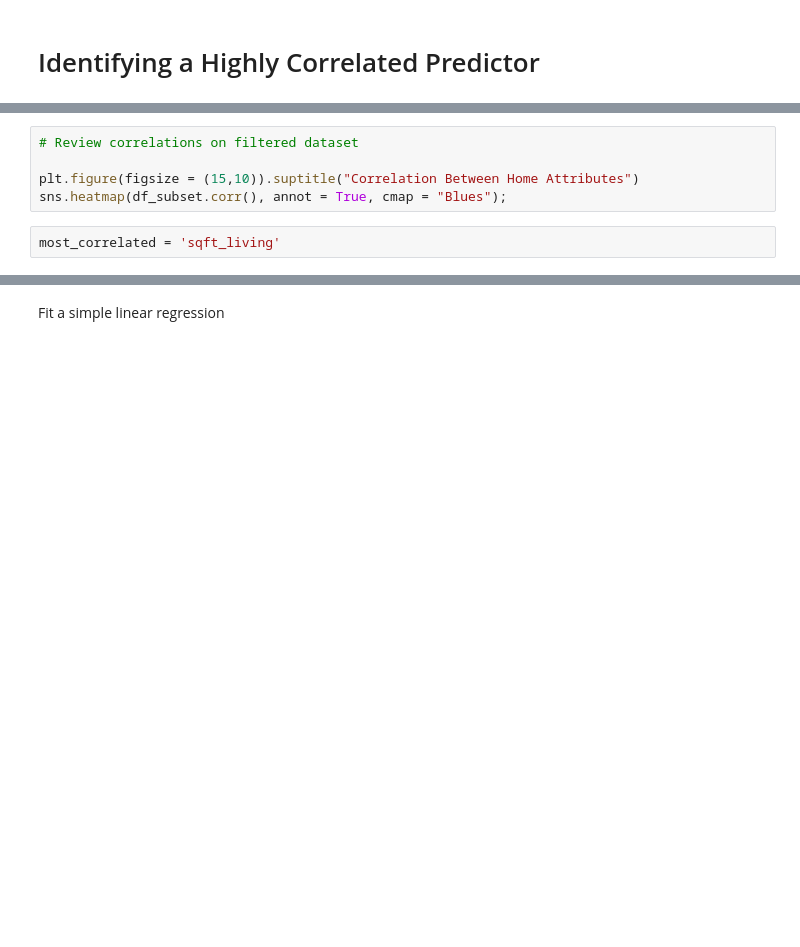
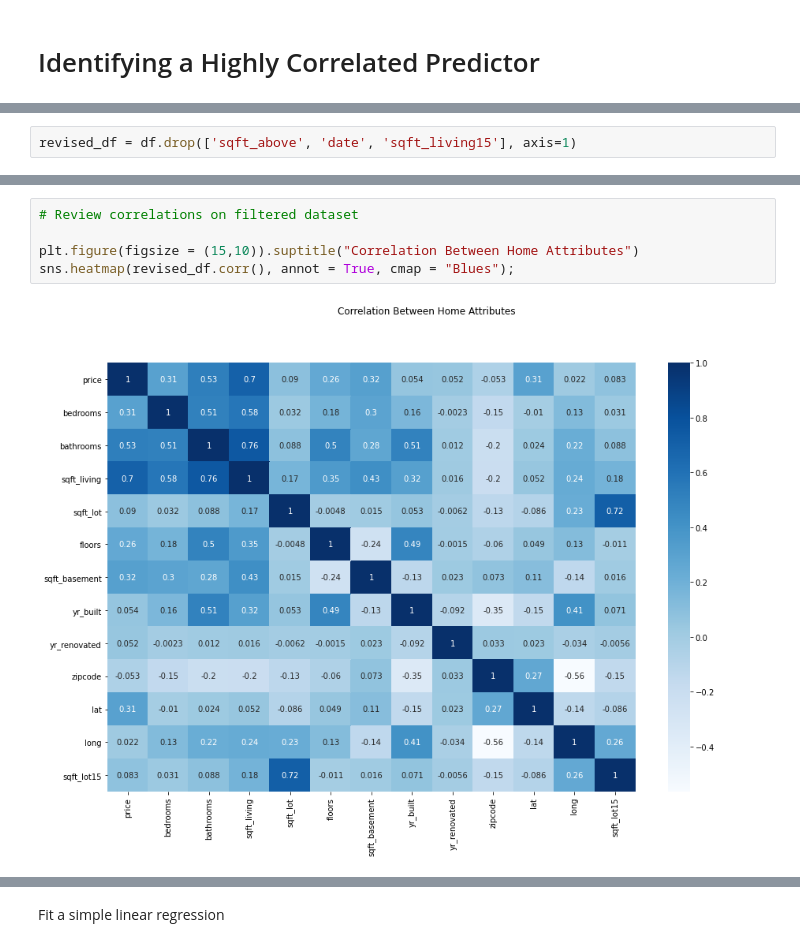
Before and after one commit to dataeducator/real_estate_linear_regression, a Jupyter notebook: final_project_phase_2.ipynb, the cells around one changed output, grey strips where cells are left out. Drawn from its saved outputs; the diff is of its cells as text; blank space fills up the shorter version.

```diff
--- a/final_project_phase_2.ipynb
+++ b/final_project_phase_2.ipynb
@@ -257,0 +307,2 @@ df_subset
+# %%
+revised_df = df.drop(['sqft_above', 'date', 'sqft_living15'], axis=1)
@@ -262,7 +374,7 @@ df_subset.isnull().sum()
 # %%
 # Review correlations on filtered dataset
 
 plt.figure(figsize = (15,10)).suptitle("Correlation Between Home Attributes")
-sns.heatmap(df_subset.corr(), annot = True, cmap = "Blues");
+sns.heatmap(revised_df.corr(), annot = True, cmap = "Blues");
+# %% [output]
+[figure, added]
-# %%
-most_correlated = 'sqft_living'
```
Also changed, not shown: parts of 36 cells of this notebook.
